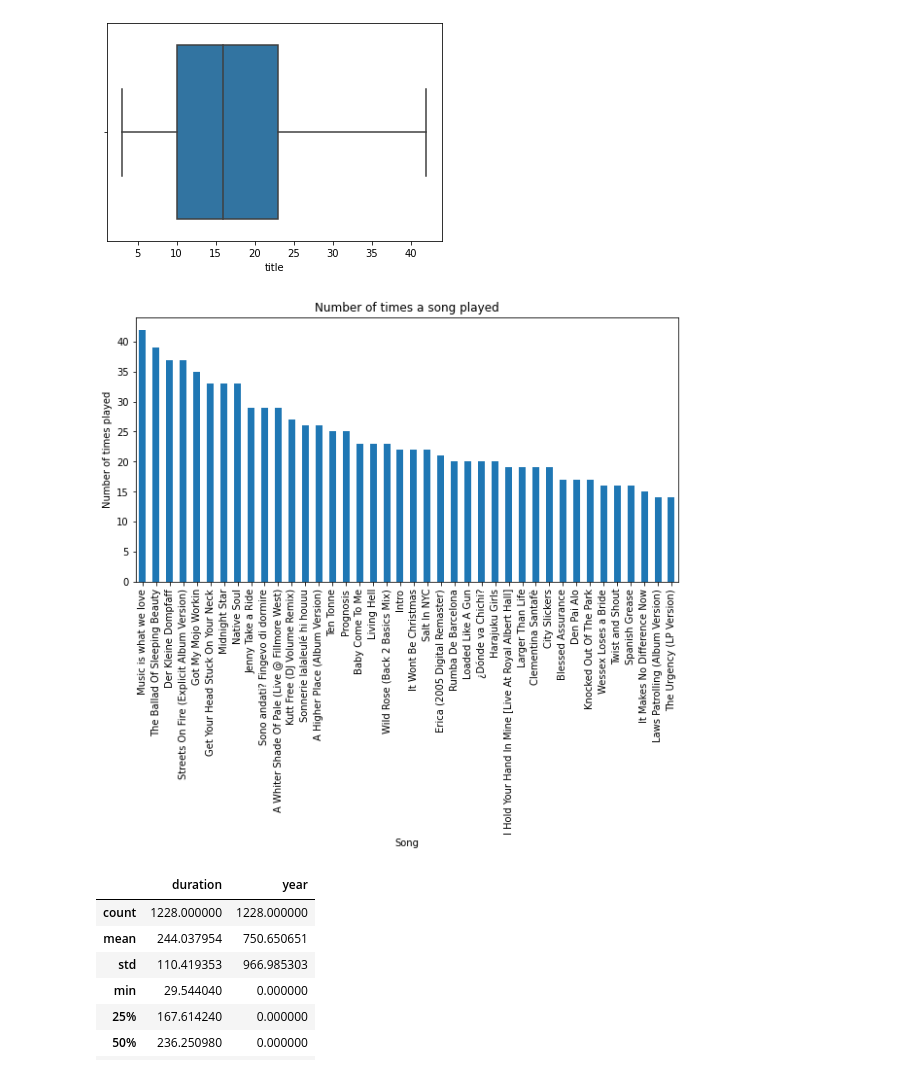
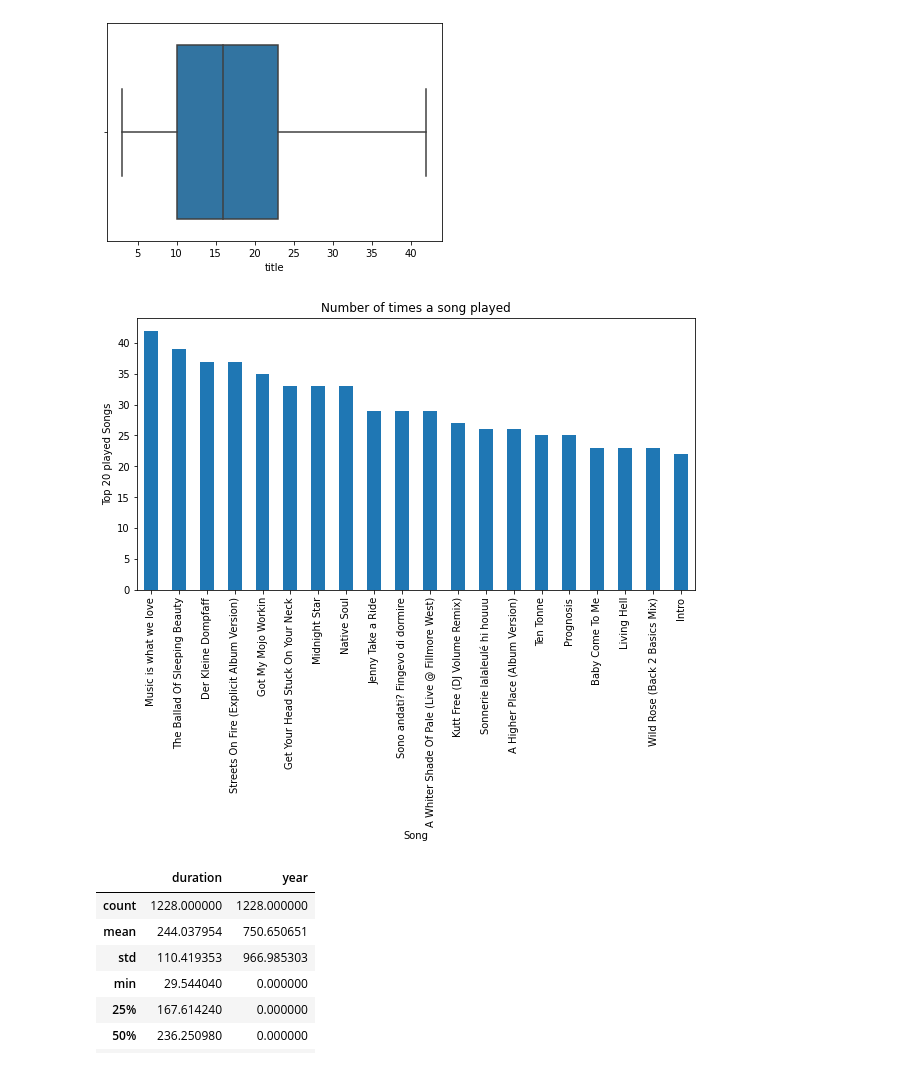
Before and after one commit to baker371/SITE, a Jupyter notebook: Business_Data_Analyst_Interview_Questions.ipynb, the cells around one changed output. Saved outputs shown, nothing was run; the diff lists cells and outputs as text; code cells hidden in the pictures.

```diff
--- a/Business_Data_Analyst_Interview_Questions.ipynb
+++ b/Business_Data_Analyst_Interview_Questions.ipynb
@@ -220,12 +220,12 @@ sns.boxplot(x=qn3['title'].value_counts())
 [figure]
 # %%
 # Plotting the number of times a song played
-qn3.title.value_counts().nlargest(40).plot(kind='bar', figsize=(10,5))
+qn3.title.value_counts().nlargest(20).plot(kind='bar', figsize=(10,5))
 plt.title("Number of times a song played")
-plt.ylabel('Number of times played')
+plt.ylabel('Top 20 played Songs')
 plt.xlabel('Song');
 # %% [output]
-[figure, old version]
+[figure, new version]
 # %%
 # Statistics on Song Duration and year
 qn3.describe()
```
